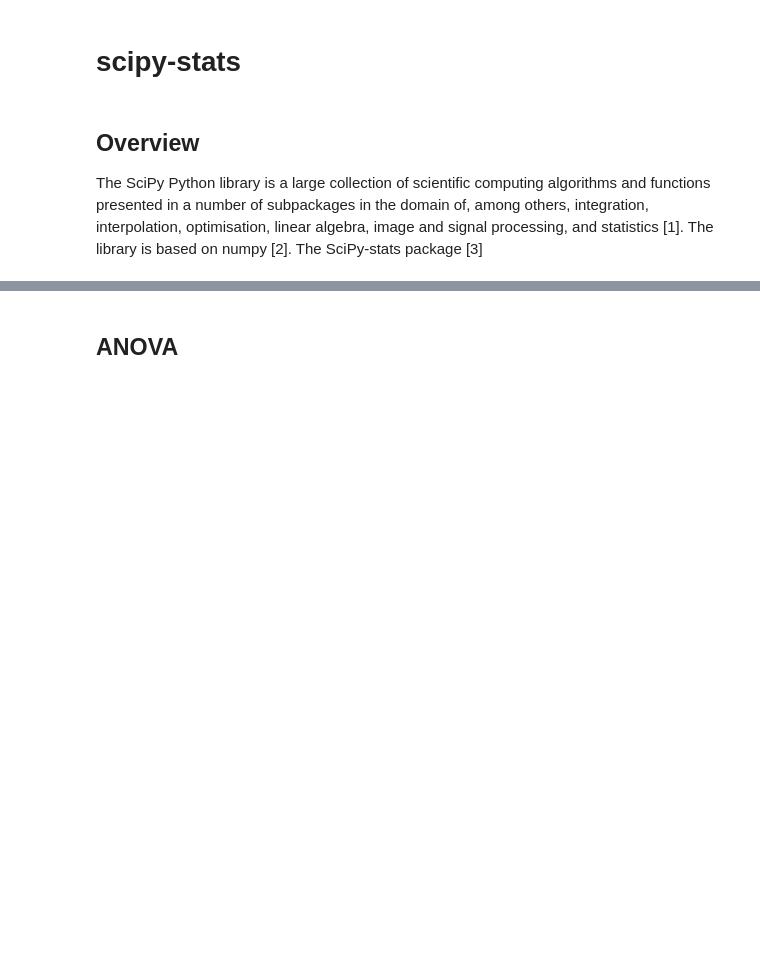
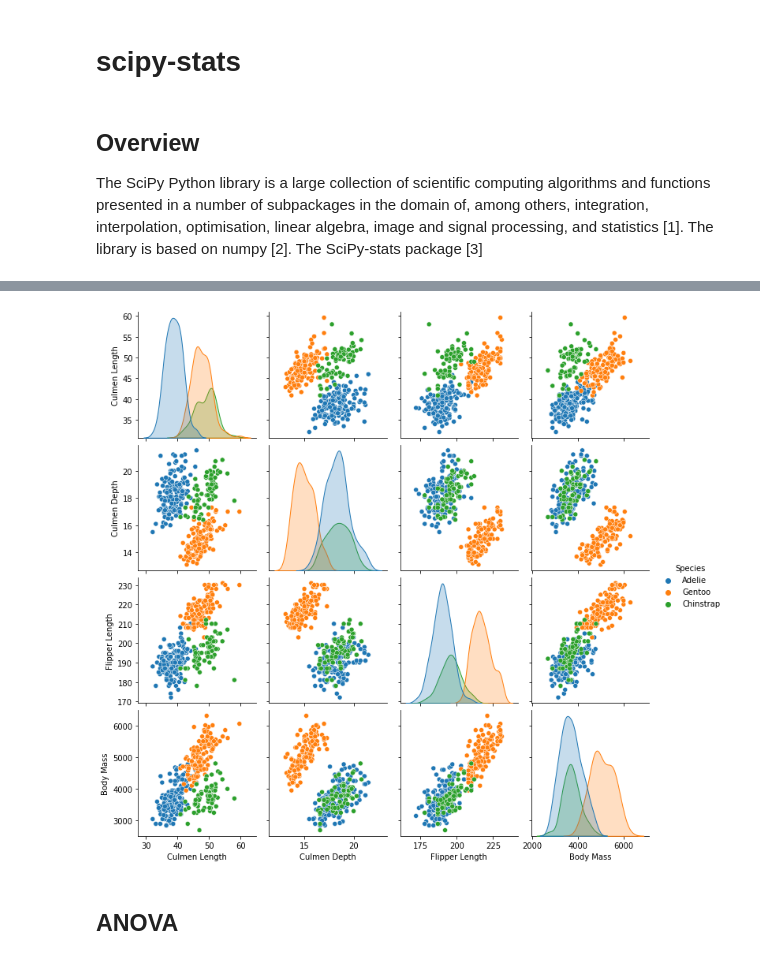
Before and after one commit to fod/machine-learning-statistics, a Jupyter notebook: scipy-stats.ipynb, the cells around one changed output, grey strips where cells are left out. Drawn from its saved outputs; the diff is of its cells as text; code cells hidden in the pictures; blank space fills up the shorter version.

Commit message:
cleaned penguins data

```diff
--- a/scipy-stats.ipynb
+++ b/scipy-stats.ipynb
@@ -28,3 +46,30 @@ adelie.head()
+# %%
+penguins_min = os.path.join(data_dir, 'penguins_min.csv')
+
+def subset_penguins():
+    # Read the raw penguin data to a DataFrame
+    df = pd.read_csv(penguins_raw)
+    # Drop most of the columns
+    df = df[['Species', 'Culmen Length (mm)', 'Culmen Depth (mm)', 'Flipper Length (mm)', 'Body Mass (g)']]
+    # Drop rows with missing data
+    df.dropna(inplace=True)
+    # Make column names easier to type
+    df.columns = df.columns.str.replace(' \(.+\)', '', regex=True)
+    # Make Species names more concise
+    df['Species'] = df['Species'].str.replace('\s+.+$', '', regex=True)
+    # Write csv to disk
+    df.to_csv(penguins_min, index=False)
+
+    return df
+
+if os.path.exists(penguins_min):
+    penguins = pd.read_csv(penguins_min)
+else:
+    penguins = subset_penguins()
+# %%
+sns.pairplot(penguins, hue='Species');
+# %% [output]
+[figure, added]
 # %% [markdown]
 ## ANOVA
 # %% [markdown]
```
Also changed, not shown: parts of 5 cells of this notebook, 2 other files.
